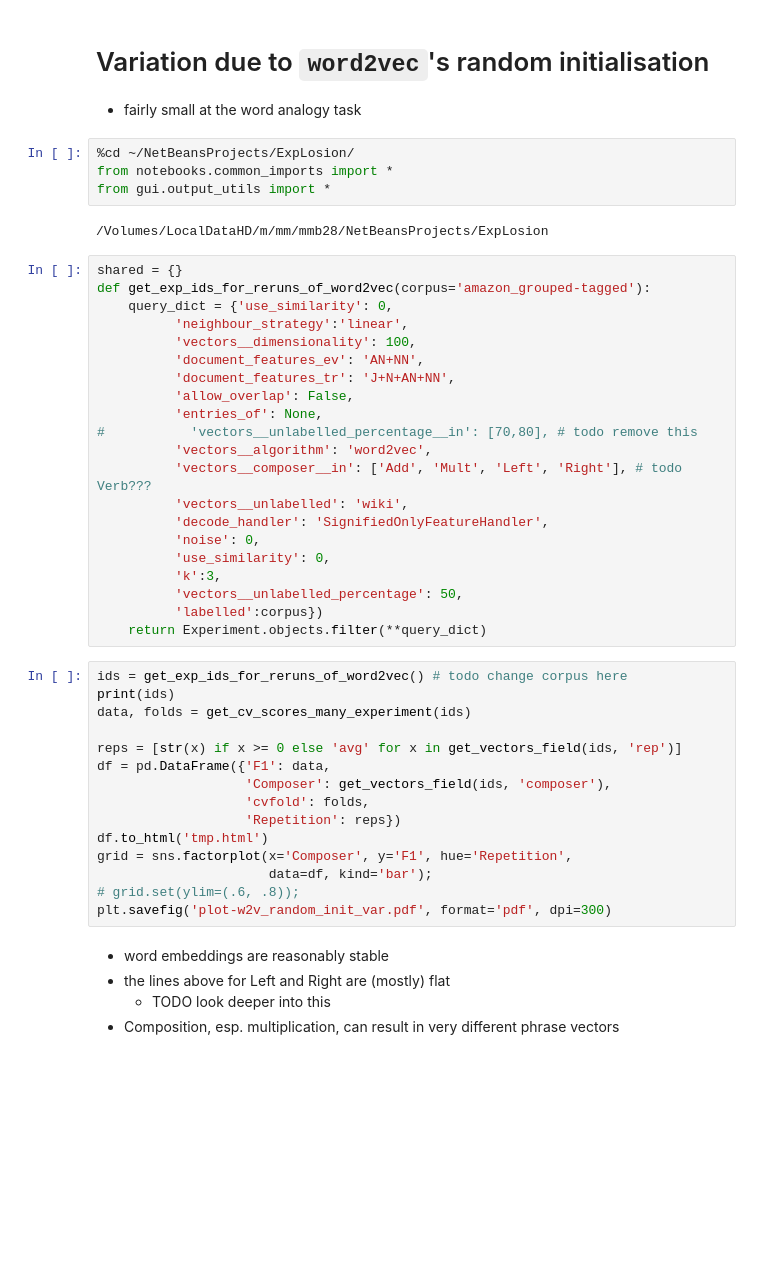
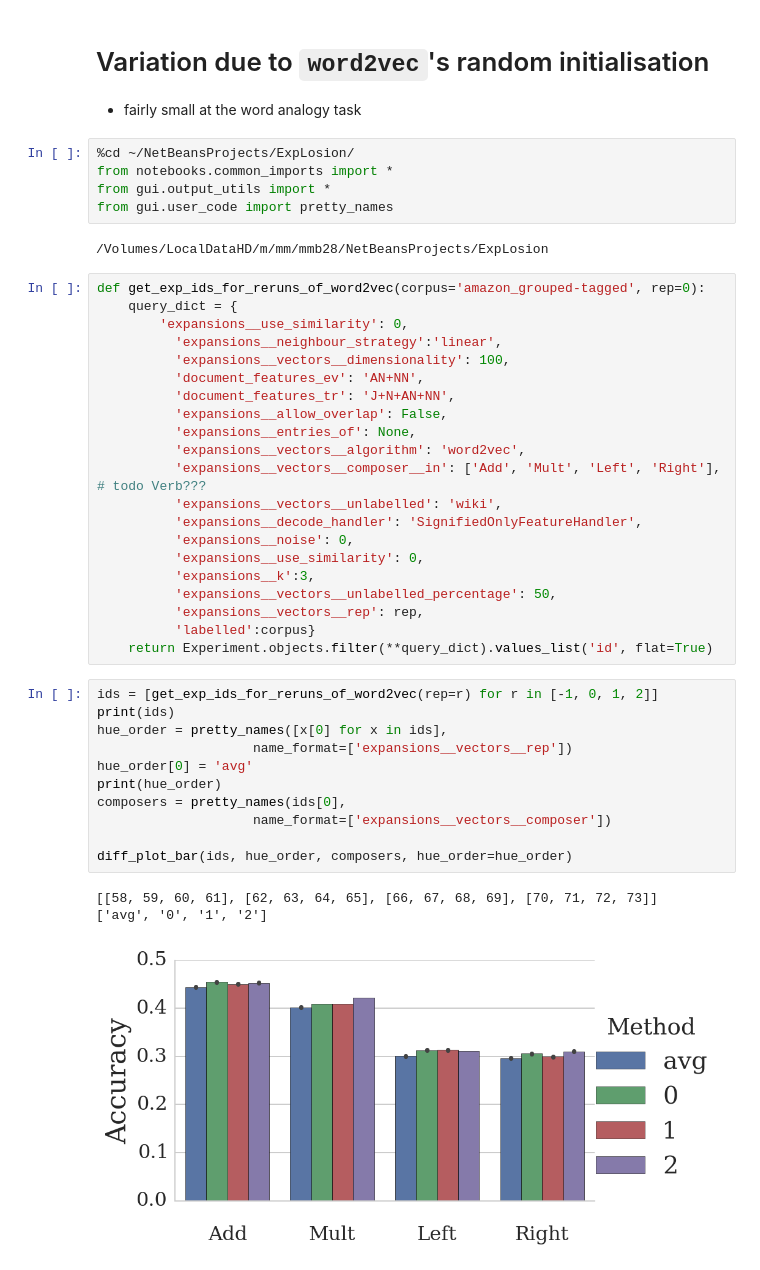
Before and after one commit to mbatchkarov/ExpLosion, a Jupyter notebook: notebooks/w2v_repeats_effect_of_random_initialisation.ipynb, the cells around one changed output. Saved outputs shown, nothing was run; the diff lists cells and outputs as text; blank space fills up the shorter version.

```diff
--- a/notebooks/w2v_repeats_effect_of_random_initialisation.ipynb
+++ b/notebooks/w2v_repeats_effect_of_random_initialisation.ipynb
@@ -6,46 +6,42 @@
 %cd ~/NetBeansProjects/ExpLosion/
 from notebooks.common_imports import *
 from gui.output_utils import *
+from gui.user_code import pretty_names
 # %% [output]
 /Volumes/LocalDataHD/m/mm/mmb28/NetBeansProjects/ExpLosion
 # %%
-shared = {}
-def get_exp_ids_for_reruns_of_word2vec(corpus='amazon_grouped-tagged'):
-    query_dict = {'use_similarity': 0,
-          'neighbour_strategy':'linear',
-          'vectors__dimensionality': 100,
+def get_exp_ids_for_reruns_of_word2vec(corpus='amazon_grouped-tagged', rep=0):
+    query_dict = {
+        'expansions__use_similarity': 0,
+          'expansions__neighbour_strategy':'linear',
+          'expansions__vectors__dimensionality': 100,
           'document_features_ev': 'AN+NN',
           'document_features_tr': 'J+N+AN+NN',
-          'allow_overlap': False,
-          'entries_of': None,
-#           'vectors__unlabelled_percentage__in': [70,80], # todo remove this
-          'vectors__algorithm': 'word2vec',
-          'vectors__composer__in': ['Add', 'Mult', 'Left', 'Right'], # todo Verb???
-          'vectors__unlabelled': 'wiki',
-          'decode_handler': 'SignifiedOnlyFeatureHandler',
-          'noise': 0,
-          'use_similarity': 0,
-          'k':3,
-          'vectors__unlabelled_percentage': 50,
-          'labelled':corpus})
-    return Experiment.objects.filter(**query_dict)
+          'expansions__allow_overlap': False,
+          'expansions__entries_of': None,
+          'expansions__vectors__algorithm': 'word2vec',
+          'expansions__vectors__composer__in': ['Add', 'Mult', 'Left', 'Right'], # todo Verb???
+          'expansions__vectors__unlabelled': 'wiki',
+          'expansions__decode_handler': 'SignifiedOnlyFeatureHandler',
+          'expansions__noise': 0,
+          'expansions__use_similarity': 0,
+          'expansions__k':3,
+          'expansions__vectors__unlabelled_percentage': 50,
+          'expansions__vectors__rep': rep,
+          'labelled':corpus}
+    return Experiment.objects.filter(**query_dict).values_list('id', flat=True)
-# %%
-ids = get_exp_ids_for_reruns_of_word2vec() # todo change corpus here
-print(ids)
-data, folds = get_cv_scores_many_experiment(ids)
-
-reps = [str(x) if x >= 0 else 'avg' for x in get_vectors_field(ids, 'rep')]
-df = pd.DataFrame({'F1': data,
-                   'Composer': get_vectors_field(ids, 'composer'),
-                   'cvfold': folds,
-                   'Repetition': reps})
-df.to_html('tmp.html')
-grid = sns.factorplot(x='Composer', y='F1', hue='Repetition',
-                      data=df, kind='bar');
-# grid.set(ylim=(.6, .8));
-plt.savefig('plot-w2v_random_init_var.pdf', format='pdf', dpi=300)
-# %% [markdown]
- - word embeddings are reasonably stable
- - the lines above for Left and Right are (mostly) flat
-     - TODO look deeper into this
- - Composition, esp. multiplication, can result in very different phrase vectors
+# %%
+ids = [get_exp_ids_for_reruns_of_word2vec(rep=r) for r in [-1, 0, 1, 2]]
+print(ids)
+hue_order = pretty_names([x[0] for x in ids],
+                    name_format=['expansions__vectors__rep'])
+hue_order[0] = 'avg'
+print(hue_order)
+composers = pretty_names(ids[0],
+                    name_format=['expansions__vectors__composer'])
+
+diff_plot_bar(ids, hue_order, composers, hue_order=hue_order)
+# %% [output]
+[[58, 59, 60, 61], [62, 63, 64, 65], [66, 67, 68, 69], [70, 71, 72, 73]]
+['avg', '0', '1', '2']
+[figure, added]
```
Also changed, not shown: 9 other files.
